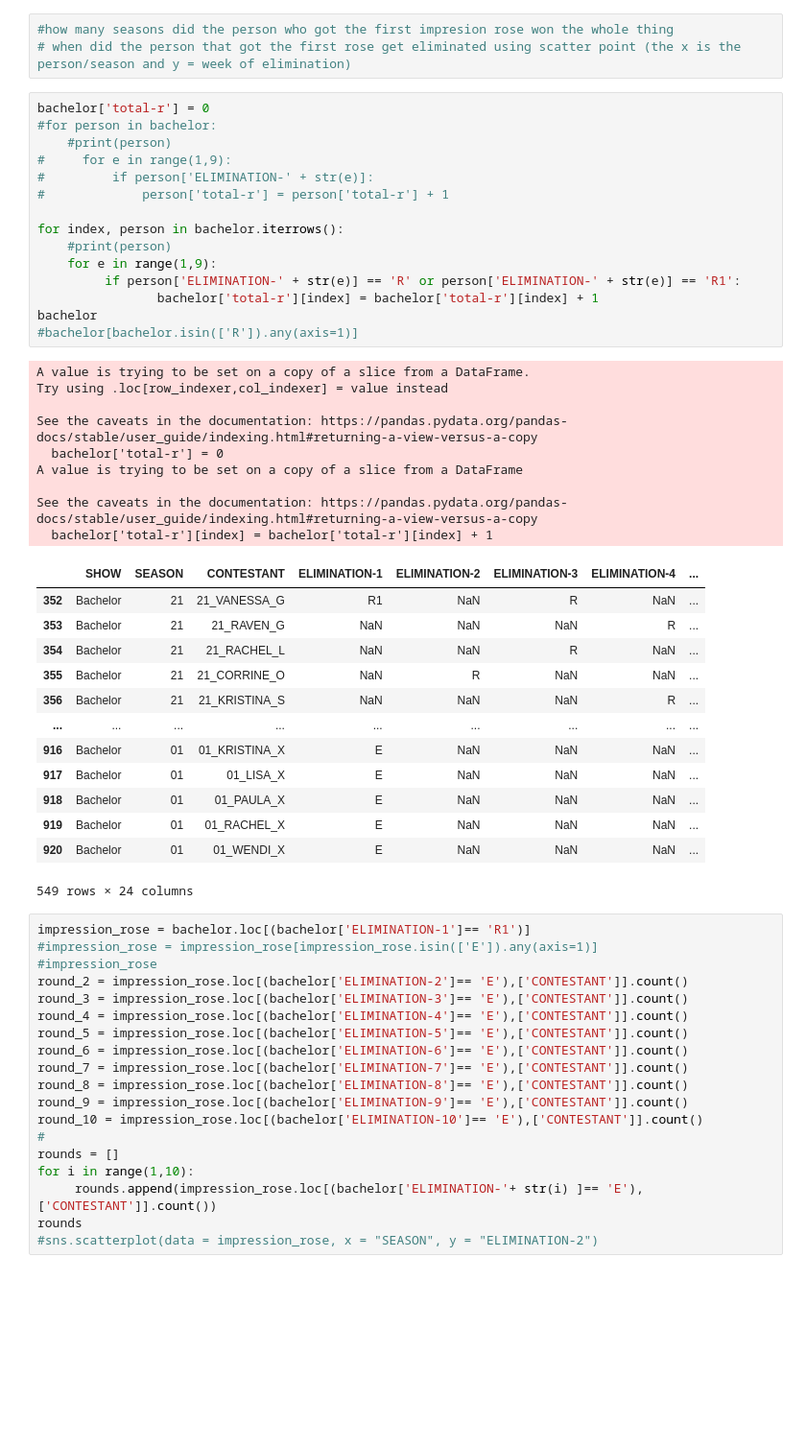
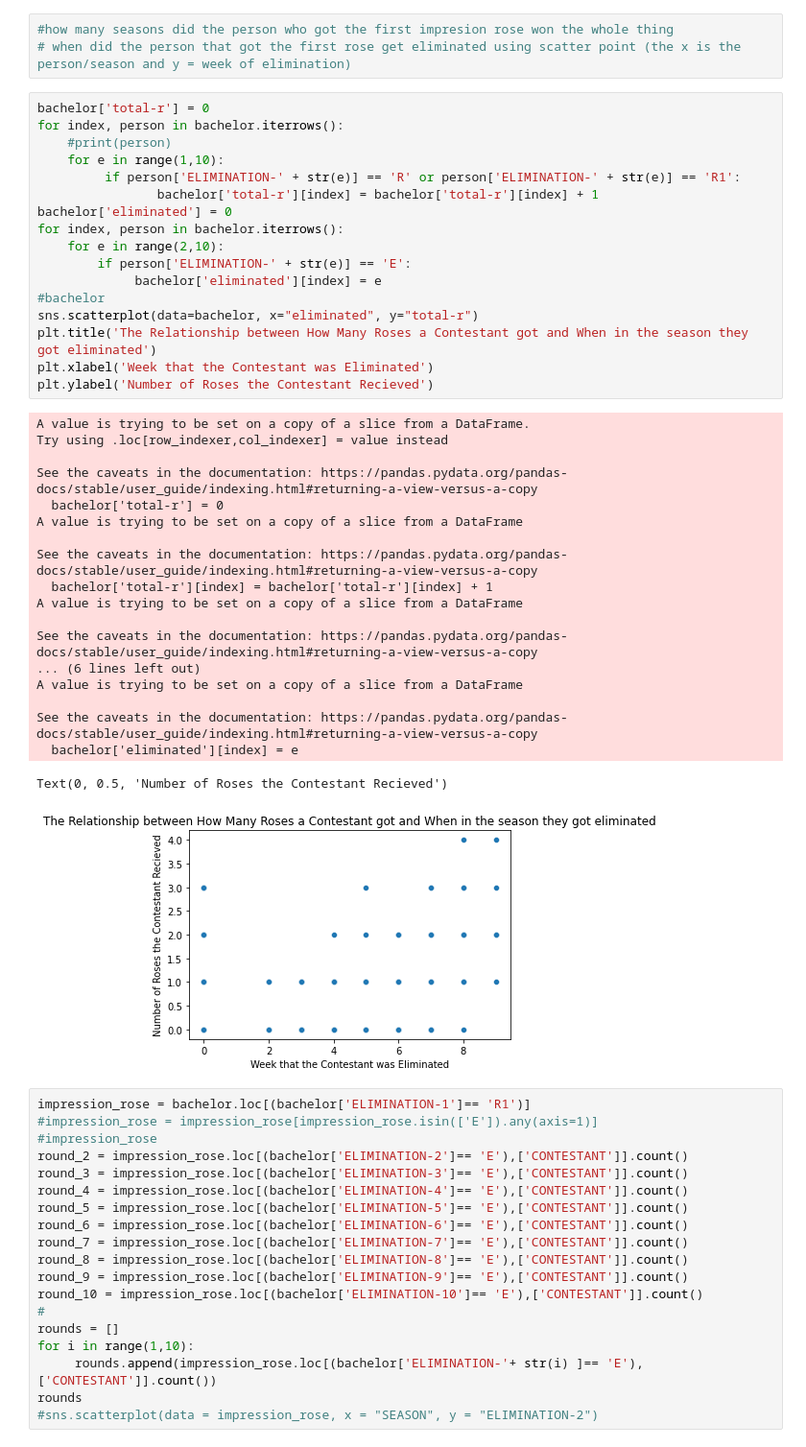
Before and after one commit to ekreher22/DataScience2021F, a Jupyter notebook: Unit3/ProjectB/project3b.ipynb, the cells around one changed output. Shown at 96% size. Saved outputs shown, nothing was run; the diff lists cells and outputs as text; blank space fills up the shorter version.

```diff
--- a/Unit3/ProjectB/project3b.ipynb
+++ b/Unit3/ProjectB/project3b.ipynb
@@ -71,44 +71,43 @@ Text(0, 0.5, 'Number of People')
 # %%
 #how many seasons did the person who got the first impresion rose won the whole thing
 # when did the person that got the first rose get eliminated using scatter point (the x is the person/season and y = week of elimination)
-# %%
-bachelor['total-r'] = 0
-#for person in bachelor:
-    #print(person)
-#     for e in range(1,9):
-#         if person['ELIMINATION-' + str(e)]:
-#             person['total-r'] = person['total-r'] + 1
-
-for index, person in bachelor.iterrows():
-    #print(person)
-    for e in range(1,9):
-         if person['ELIMINATION-' + str(e)] == 'R' or person['ELIMINATION-' + str(e)] == 'R1':
-                bachelor['total-r'][index] = bachelor['total-r'][index] + 1
-bachelor
-#bachelor[bachelor.isin(['R']).any(axis=1)]
-# %% [output]
-A value is trying to be set on a copy of a slice from a DataFrame.
-Try using .loc[row_indexer,col_indexer] = value instead
-
-See the caveats in the documentation: https://pandas.pydata.org/pandas-docs/stable/user_guide/indexing.html#returning-a-view-versus-a-copy
-  bachelor['total-r'] = 0
-A value is trying to be set on a copy of a slice from a DataFrame
-
-See the caveats in the documentation: https://pandas.pydata.org/pandas-docs/stable/user_guide/indexing.html#returning-a-view-versus-a-copy
-  bachelor['total-r'][index] = bachelor['total-r'][index] + 1
-|  | SHOW | SEASON | CONTESTANT | ELIMINATION-1 | ELIMINATION-2 | ELIMINATION-3 | ELIMINATION-4 | ... |
-| 352 | Bachelor | 21 | 21_VANESSA_G | R1 | NaN | R | NaN | ... |
-| 353 | Bachelor | 21 | 21_RAVEN_G | NaN | NaN | NaN | R | ... |
-| 354 | Bachelor | 21 | 21_RACHEL_L | NaN | NaN | R | NaN | ... |
-| 355 | Bachelor | 21 | 21_CORRINE_O | NaN | R | NaN | NaN | ... |
-| 356 | Bachelor | 21 | 21_KRISTINA_S | NaN | NaN | NaN | R | ... |
-| ... | ... | ... | ... | ... | ... | ... | ... | ... |
-| 916 | Bachelor | 01 | 01_KRISTINA_X | E | NaN | NaN | NaN | ... |
-| 917 | Bachelor | 01 | 01_LISA_X | E | NaN | NaN | NaN | ... |
-| 918 | Bachelor | 01 | 01_PAULA_X | E | NaN | NaN | NaN | ... |
-| 919 | Bachelor | 01 | 01_RACHEL_X | E | NaN | NaN | NaN | ... |
-| 920 | Bachelor | 01 | 01_WENDI_X | E | NaN | NaN | NaN | ... |
-549 rows × 24 columns
+# %%
+bachelor['total-r'] = 0
+for index, person in bachelor.iterrows():
+    #print(person)
+    for e in range(1,10):
+         if person['ELIMINATION-' + str(e)] == 'R' or person['ELIMINATION-' + str(e)] == 'R1':
+                bachelor['total-r'][index] = bachelor['total-r'][index] + 1
+bachelor['eliminated'] = 0
+for index, person in bachelor.iterrows():
+    for e in range(2,10):
+        if person['ELIMINATION-' + str(e)] == 'E':
+             bachelor['eliminated'][index] = e
+#bachelor
+sns.scatterplot(data=bachelor, x="eliminated", y="total-r")
+plt.title('The Relationship between How Many Roses a Contestant got and When in the season they got eliminated')
+plt.xlabel('Week that the Contestant was Eliminated')
+plt.ylabel('Number of Roses the Contestant Recieved')
+# %% [output]
+A value is trying to be set on a copy of a slice from a DataFrame.
+Try using .loc[row_indexer,col_indexer] = value instead
+
+See the caveats in the documentation: https://pandas.pydata.org/pandas-docs/stable/user_guide/indexing.html#returning-a-view-versus-a-copy
+  bachelor['total-r'] = 0
+A value is trying to be set on a copy of a slice from a DataFrame
+
+See the caveats in the documentation: https://pandas.pydata.org/pandas-docs/stable/user_guide/indexing.html#returning-a-view-versus-a-copy
+  bachelor['total-r'][index] = bachelor['total-r'][index] + 1
+A value is trying to be set on a copy of a slice from a DataFrame
+
+See the caveats in the documentation: https://pandas.pydata.org/pandas-docs/stable/user_guide/indexing.html#returning-a-view-versus-a-copy
+... (6 lines left out)
+A value is trying to be set on a copy of a slice from a DataFrame
+
+See the caveats in the documentation: https://pandas.pydata.org/pandas-docs/stable/user_guide/indexing.html#returning-a-view-versus-a-copy
+  bachelor['eliminated'][index] = e
+Text(0, 0.5, 'Number of Roses the Contestant Recieved')
+[figure, added]
 # %%
 impression_rose = bachelor.loc[(bachelor['ELIMINATION-1']== 'R1')]
 #impression_rose = impression_rose[impression_rose.isin(['E']).any(axis=1)]
```
Also changed, not shown: parts of 2 cells of this notebook.
